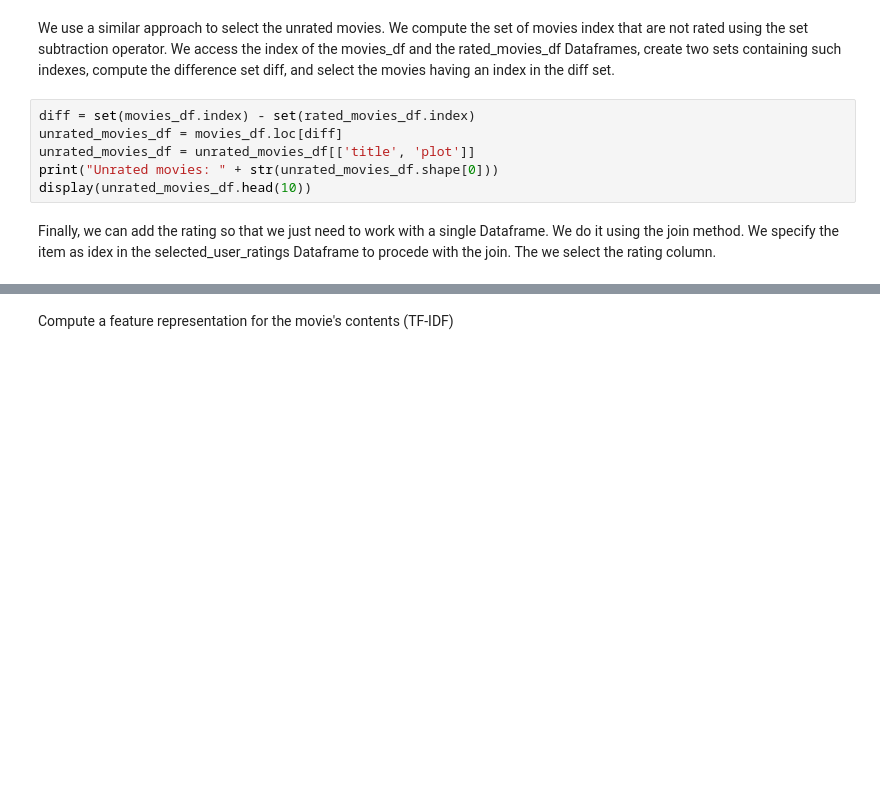
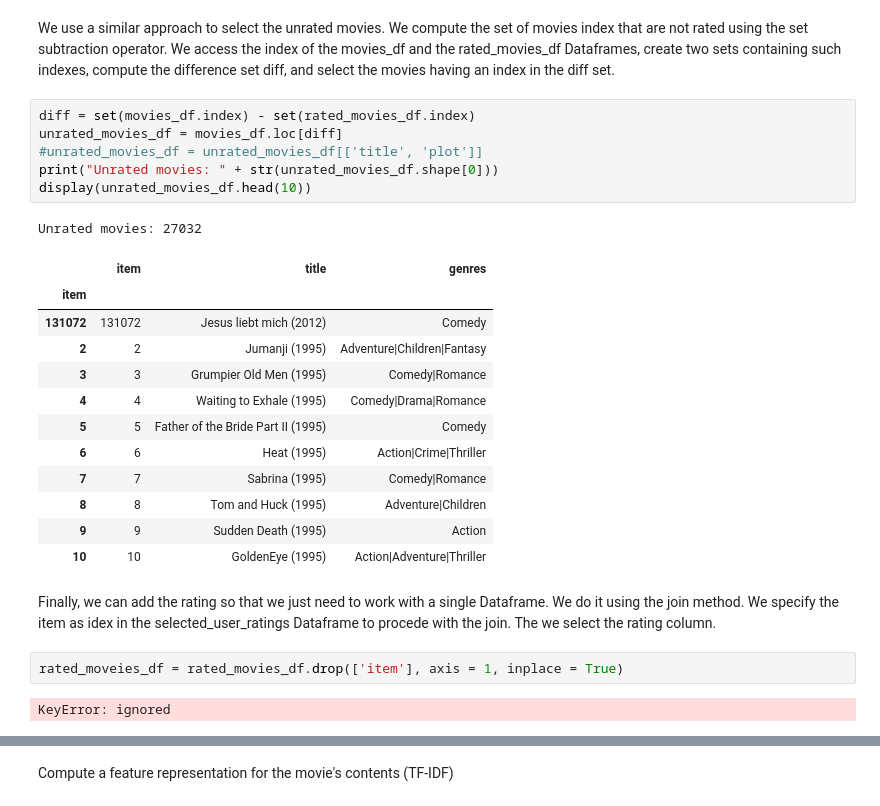
Before and after one commit to csotogd/Recommender-System-santa-claus, a Jupyter notebook: RS project.ipynb, the cells around one changed output, grey strips where cells are left out. Drawn from its saved outputs; the diff is of its cells as text; blank space fills up the shorter version.

```diff
--- a/RS project.ipynb
+++ b/RS project.ipynb
@@ -189,8 +264,26 @@ We use a similar approach to select the unrated movies. We compute the set of mo
 # %%
 diff = set(movies_df.index) - set(rated_movies_df.index)
 unrated_movies_df = movies_df.loc[diff]
-unrated_movies_df = unrated_movies_df[['title', 'plot']]
+#unrated_movies_df = unrated_movies_df[['title', 'plot']]
 print("Unrated movies: " + str(unrated_movies_df.shape[0]))
 display(unrated_movies_df.head(10))
+# %% [output]
+Unrated movies: 27032
+|  | item | title | genres |
+| item |  |  |  |
+| 131072 | 131072 | Jesus liebt mich (2012) | Comedy |
+| 2 | 2 | Jumanji (1995) | Adventure|Children|Fantasy |
+| 3 | 3 | Grumpier Old Men (1995) | Comedy|Romance |
+| 4 | 4 | Waiting to Exhale (1995) | Comedy|Drama|Romance |
+| 5 | 5 | Father of the Bride Part II (1995) | Comedy |
+| 6 | 6 | Heat (1995) | Action|Crime|Thriller |
+| 7 | 7 | Sabrina (1995) | Comedy|Romance |
+| 8 | 8 | Tom and Huck (1995) | Adventure|Children |
+| 9 | 9 | Sudden Death (1995) | Action |
+| 10 | 10 | GoldenEye (1995) | Action|Adventure|Thriller |
 # %% [markdown]
 Finally, we can add the rating so that we just need to work with a single Dataframe. We do it using the join method. We specify the item as idex in the selected_user_ratings Dataframe to procede with the join. The we select the rating column.
+# %%
+rated_moveies_df = rated_movies_df.drop(['item'], axis = 1, inplace = True)
+# %% [output]
+KeyError: ignored
```
Also changed, not shown: parts of 59 cells of this notebook.
